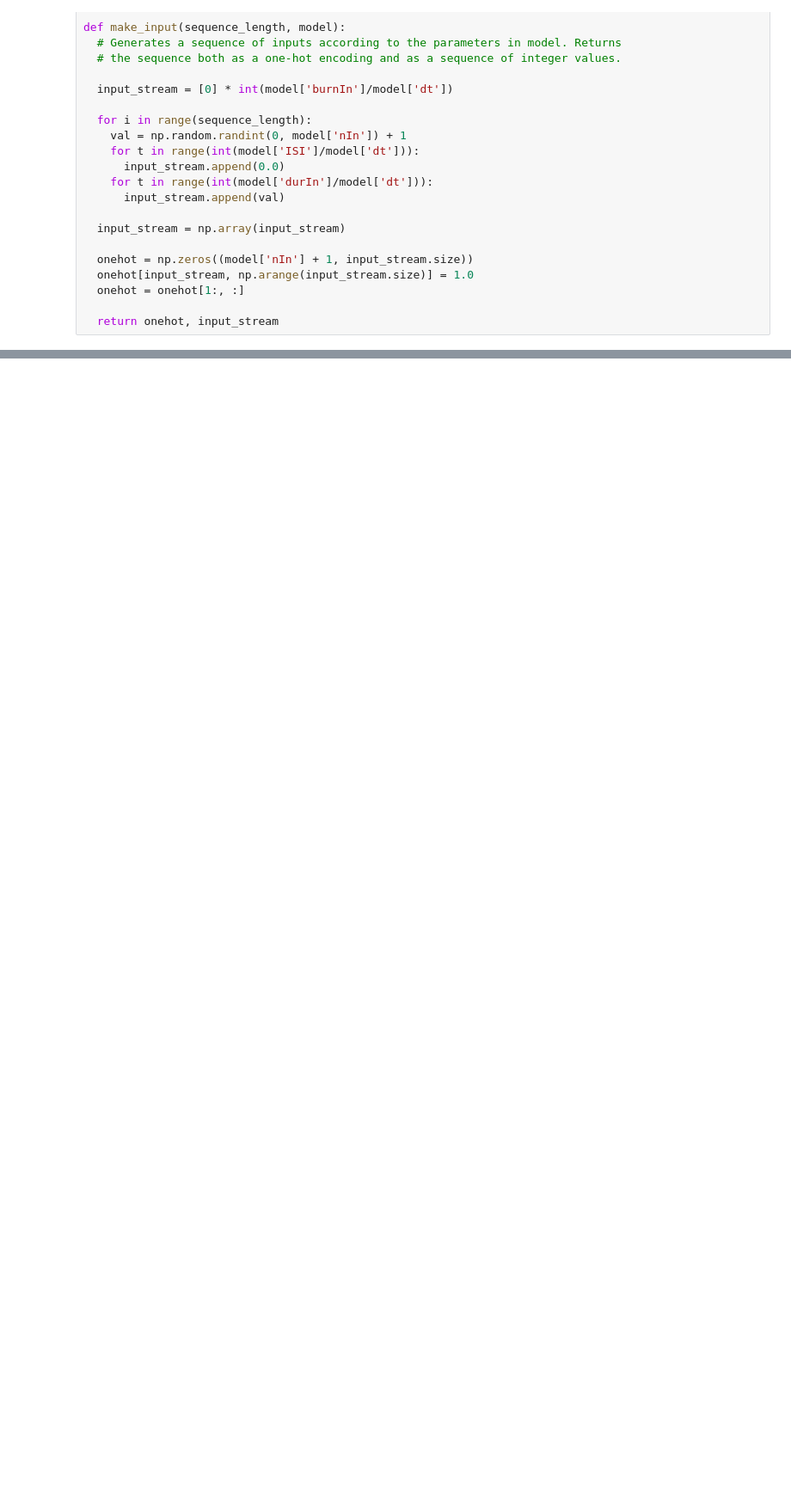
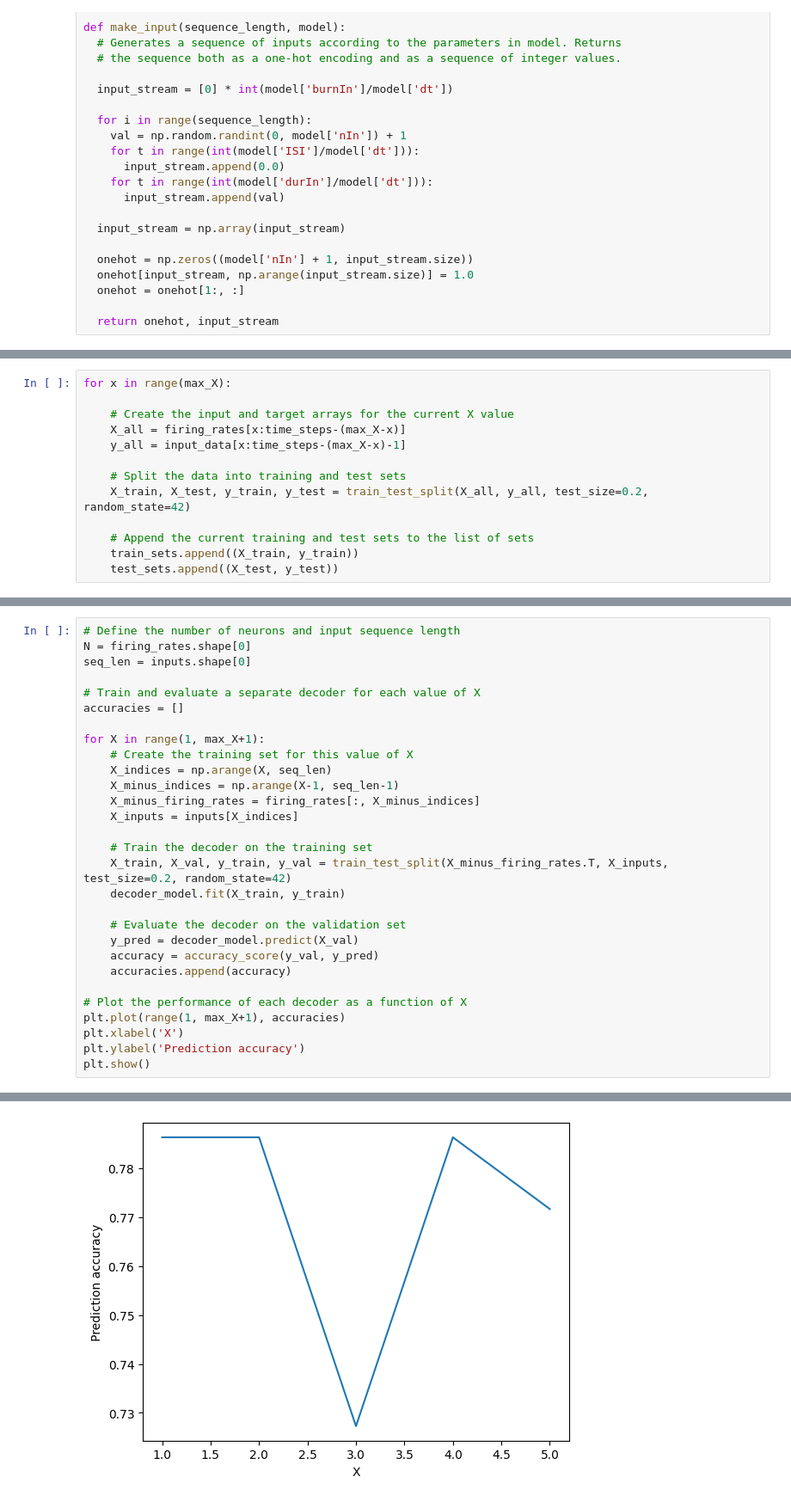
Before and after one commit to LawsonHutter/RNN_working_memory, a Jupyter notebook: RNN_working_memory_Project.ipynb, the cells around one changed output, grey strips where cells are left out. Shown at 86% size. Saved outputs shown, nothing was run; the diff lists cells and outputs as text; blank space fills up the shorter version.

```diff
--- a/RNN_working_memory_Project.ipynb
+++ b/RNN_working_memory_Project.ipynb
@@ -150,0 +243,13 @@ Now: can you decode the model's input history from its firing rates?
+# %%
+for x in range(max_X):
+
+    # Create the input and target arrays for the current X value
+    X_all = firing_rates[x:time_steps-(max_X-x)]
+    y_all = input_data[x:time_steps-(max_X-x)-1]
+
+    # Split the data into training and test sets
+    X_train, X_test, y_train, y_test = train_test_split(X_all, y_all, test_size=0.2, random_state=42)
+
+    # Append the current training and test sets to the list of sets
+    train_sets.append((X_train, y_train))
+    test_sets.append((X_test, y_test))
@@ -150,0 +283,30 @@ Now: can you decode the model's input history from its firing rates?
+# %%
+# Define the number of neurons and input sequence length
+N = firing_rates.shape[0]
+seq_len = inputs.shape[0]
+
+# Train and evaluate a separate decoder for each value of X
+accuracies = []
+
+for X in range(1, max_X+1):
+    # Create the training set for this value of X
+    X_indices = np.arange(X, seq_len)
+    X_minus_indices = np.arange(X-1, seq_len-1)
+    X_minus_firing_rates = firing_rates[:, X_minus_indices]
+    X_inputs = inputs[X_indices]
+
+    # Train the decoder on the training set
+    X_train, X_val, y_train, y_val = train_test_split(X_minus_firing_rates.T, X_inputs, test_size=0.2, random_state=42)
+    decoder_model.fit(X_train, y_train)
+
+    # Evaluate the decoder on the validation set
+    y_pred = decoder_model.predict(X_val)
+    accuracy = accuracy_score(y_val, y_pred)
+    accuracies.append(accuracy)
+
+# Plot the performance of each decoder as a function of X
+plt.plot(range(1, max_X+1), accuracies)
+plt.xlabel('X')
+plt.ylabel('Prediction accuracy')
+plt.show()
+# %% [output]
@@ -150,0 +330 @@ Now: can you decode the model's input history from its firing rates?
+[figure, added]
```
Also changed, not shown: parts of 14 cells of this notebook.
